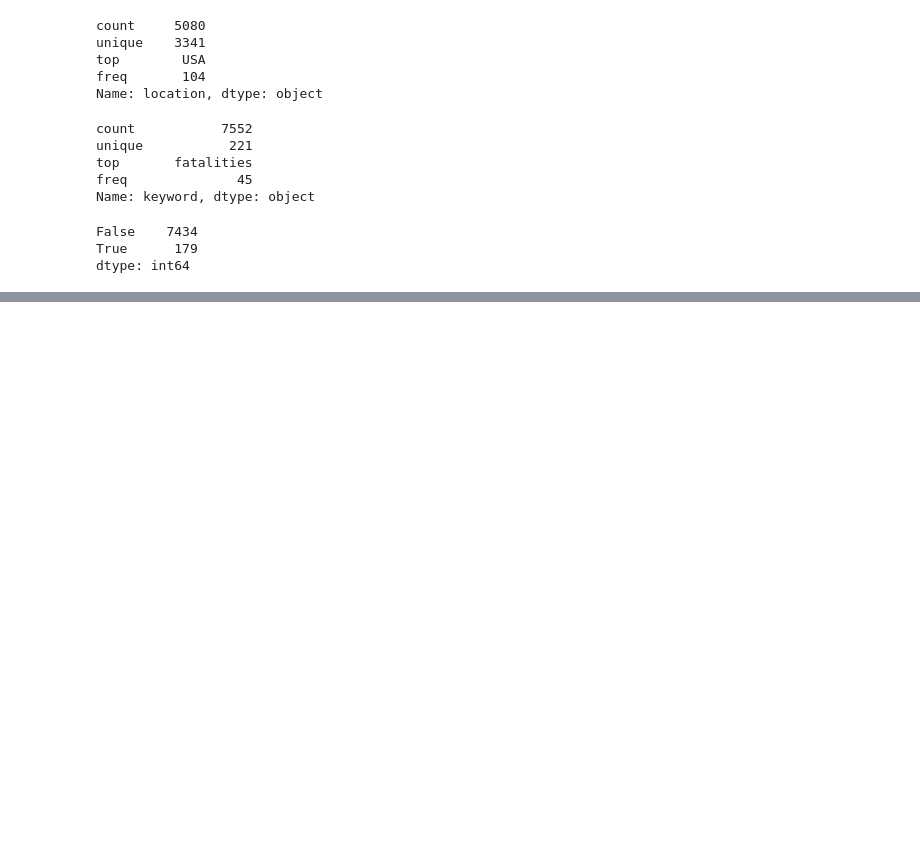
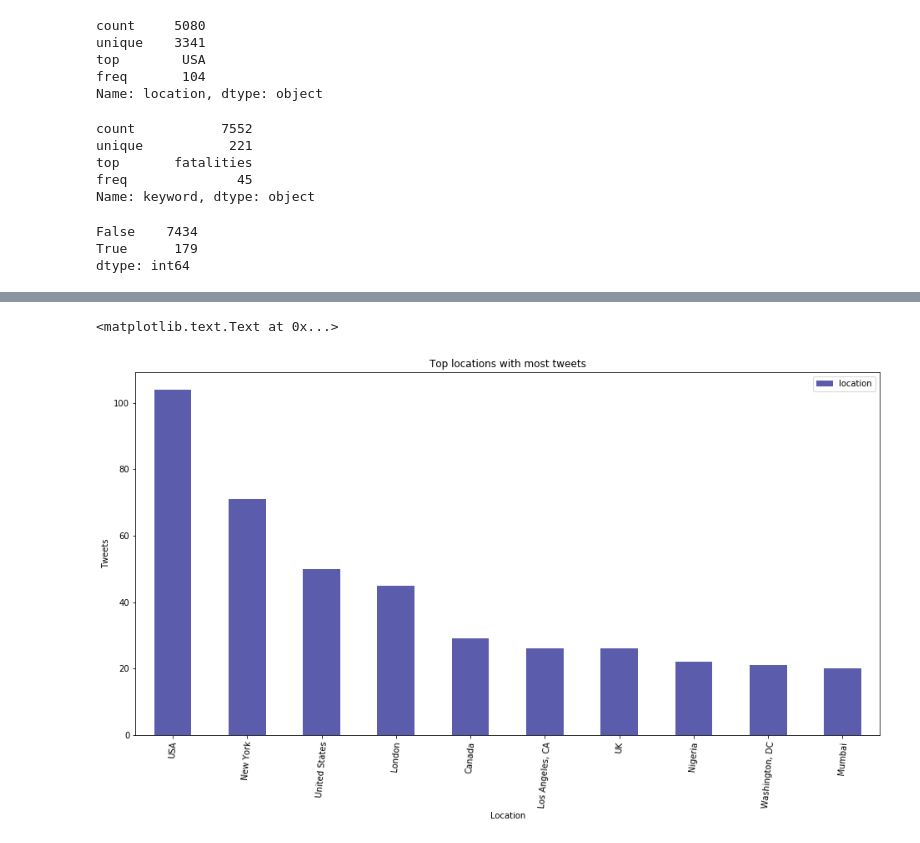
Before and after one commit to milemarchese/OrganizacionDeDatos, a Jupyter notebook: Análisis Exploratorio.ipynb, the cells around one changed output, grey strips where cells are left out. Saved outputs shown, nothing was run; the diff lists cells and outputs as text; code cells hidden in the pictures; blank space fills up the shorter version.

```diff
--- a/Análisis Exploratorio.ipynb
+++ b/Análisis Exploratorio.ipynb
@@ -82,0 +81,7 @@ memory usage: 261.4+ KB
+# %%
+#No me importan las locaciones NAN
+partial = tweets.dropna()
+# %%
+#10 lugares con mas tweets
+top_10_locations = partial['location'].value_counts().nlargest(10).to_frame()
+top_10_locations
@@ -82,0 +100,8 @@ memory usage: 261.4+ KB
+# %%
+top_10_locations.plot(kind='bar',  rot=85, title='Top locations with most tweets', color=(0.2, 0.2, 0.6, 0.8), figsize=(16, 8))
+ax = plt.gca()
+ax.set_ylabel('Tweets')
+ax.set_xlabel('Location')
+# %% [output]
+<matplotlib.text.Text at 0x...>
+[figure, added]
```
Also changed, not shown: parts of 28 cells of this notebook.
